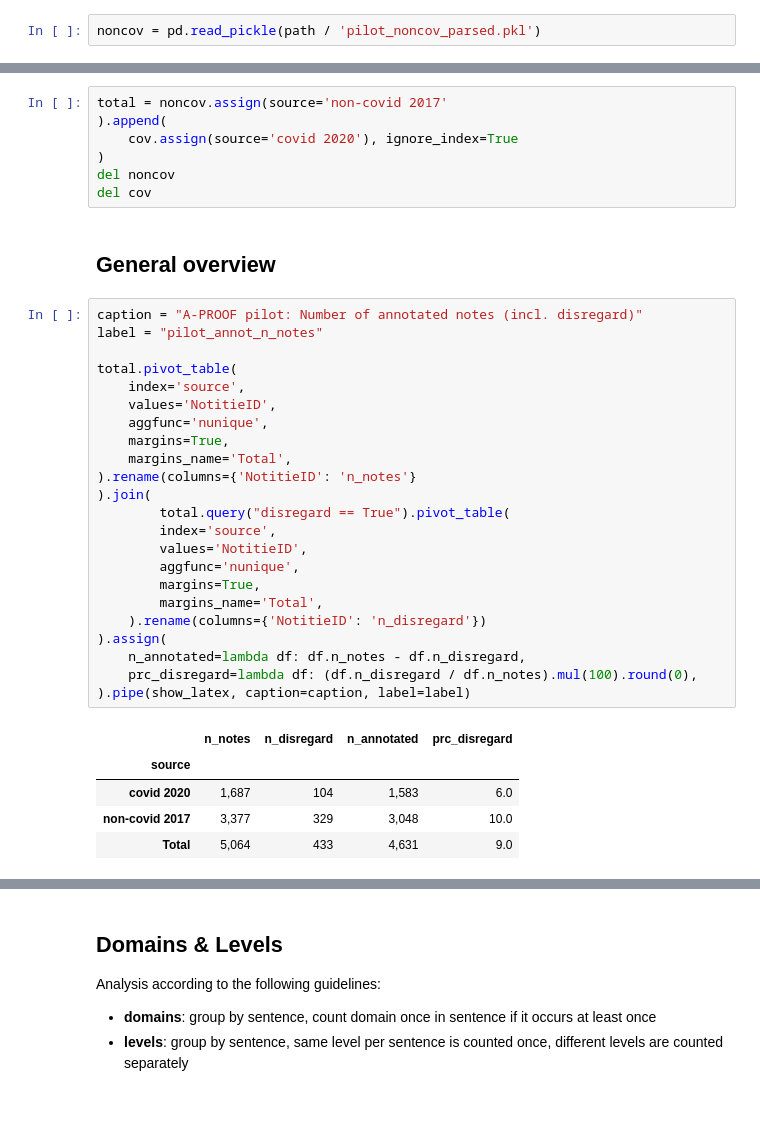
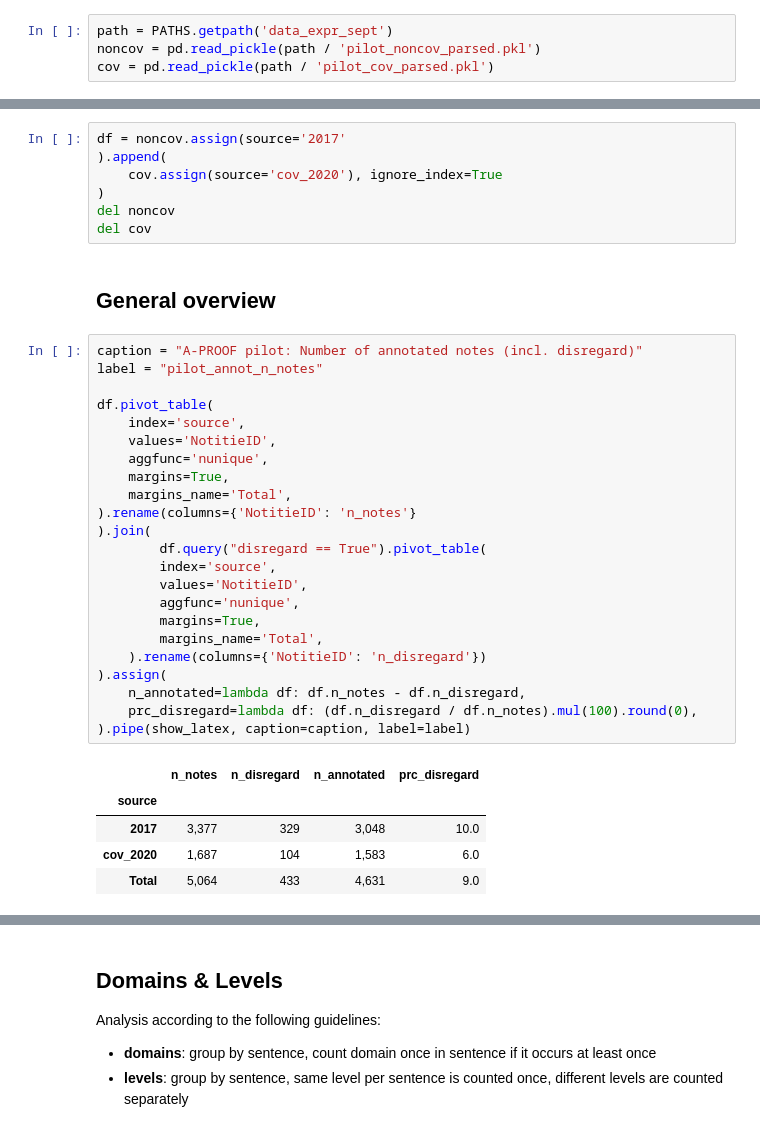
Before and after one commit to cltl/a-proof-zonmw, a Jupyter notebook: nb_data_analysis/annot_pilot.ipynb, the cells around one changed output, grey strips where cells are left out. Saved outputs shown, nothing was run; the diff lists cells and outputs as text.

```diff
--- a/nb_data_analysis/annot_pilot.ipynb
+++ b/nb_data_analysis/annot_pilot.ipynb
@@ -119,2 +120,4 @@ path = PATHS.getpath('data_expr_july')
 # %%
+path = PATHS.getpath('data_expr_sept')
 noncov = pd.read_pickle(path / 'pilot_noncov_parsed.pkl')
+cov = pd.read_pickle(path / 'pilot_cov_parsed.pkl')
@@ -125,9 +124,9 @@ cov = pd.read_pickle(path / 'pilot_cov_parsed.pkl')
 # %% [markdown]
 # Stats
 # %%
-total = noncov.assign(source='non-covid 2017'
+df = noncov.assign(source='2017'
 ).append(
-    cov.assign(source='covid 2020'), ignore_index=True
+    cov.assign(source='cov_2020'), ignore_index=True
 )
 del noncov
 del cov
@@ -136,29 +135,29 @@ del cov
 # %%
 caption = "A-PROOF pilot: Number of annotated notes (incl. disregard)"
 label = "pilot_annot_n_notes"
 
-total.pivot_table(
+df.pivot_table(
     index='source',
     values='NotitieID',
     aggfunc='nunique',
     margins=True,
     margins_name='Total',
 ).rename(columns={'NotitieID': 'n_notes'}
 ).join(
-        total.query("disregard == True").pivot_table(
+        df.query("disregard == True").pivot_table(
         index='source',
         values='NotitieID',
         aggfunc='nunique',
         margins=True,
         margins_name='Total',
     ).rename(columns={'NotitieID': 'n_disregard'})
 ).assign(
     n_annotated=lambda df: df.n_notes - df.n_disregard,
     prc_disregard=lambda df: (df.n_disregard / df.n_notes).mul(100).round(0),
 ).pipe(show_latex, caption=caption, label=label)
 # %% [output]
 |  | n_notes | n_disregard | n_annotated | prc_disregard |
 | source |  |  |  |  |
-| covid 2020 | 1,687 | 104 | 1,583 | 6.0 |
-| non-covid 2017 | 3,377 | 329 | 3,048 | 10.0 |
+| 2017 | 3,377 | 329 | 3,048 | 10.0 |
+| cov_2020 | 1,687 | 104 | 1,583 | 6.0 |
 | Total | 5,064 | 433 | 4,631 | 9.0 |
```
Also changed, not shown: parts of 14 cells of this notebook.
